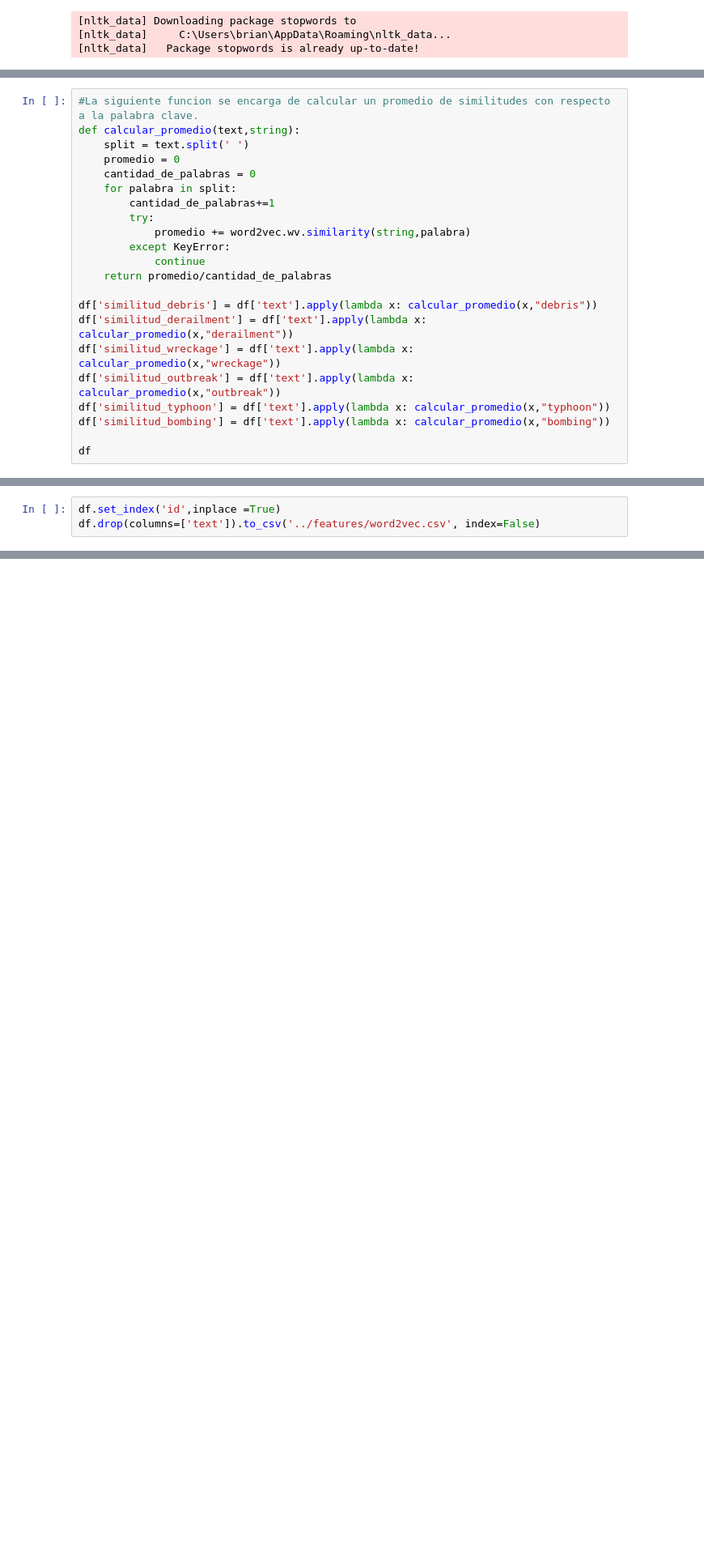
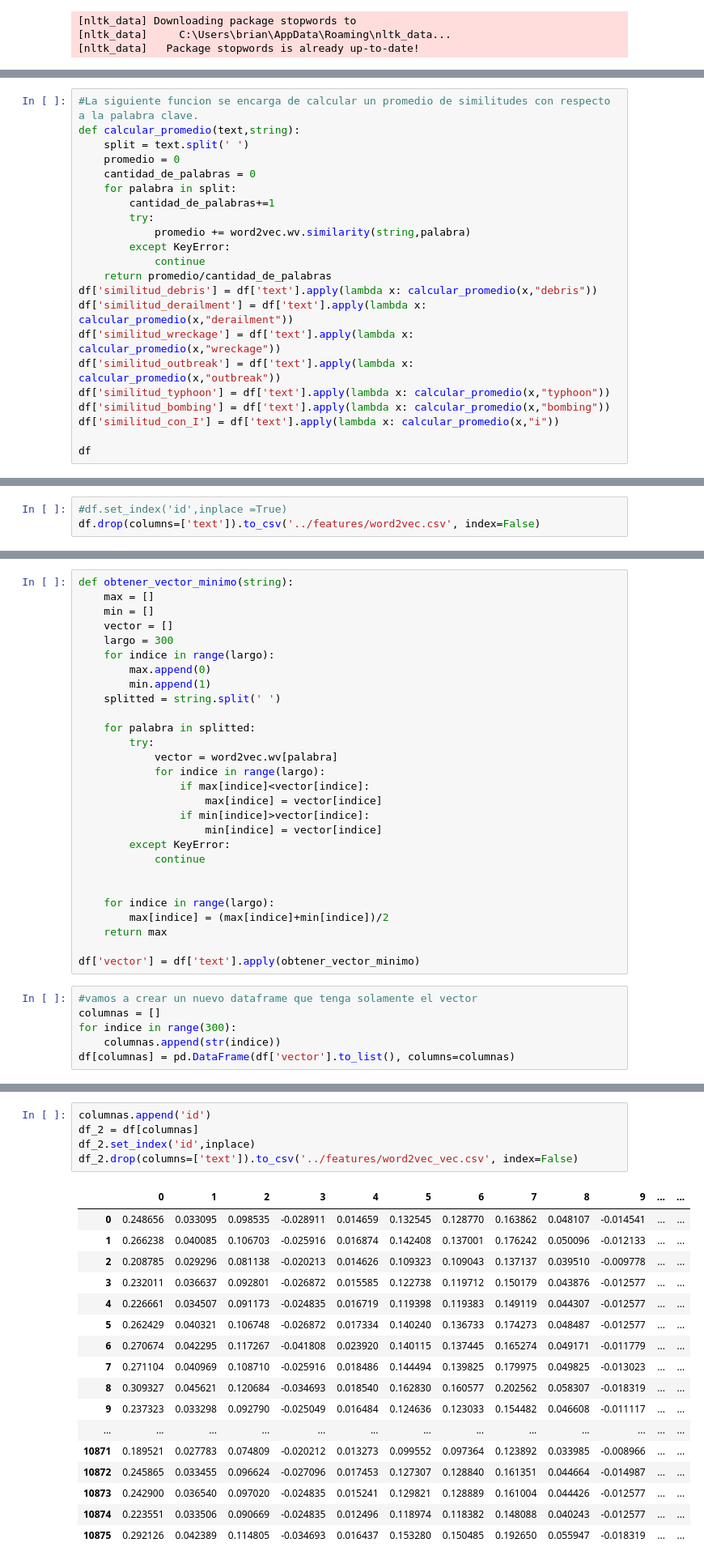
Before and after one commit to fsicardir/datos-tp2, a Jupyter notebook: notebooks_features/word2vec.ipynb, the cells around one changed output, grey strips where cells are left out. Shown at 81% size. Drawn from its saved outputs; the diff is of its cells as text; blank space fills up the shorter version.

Commit message:
Generacion del csv word2vec_vec

```diff
--- a/notebooks_features/word2vec.ipynb
+++ b/notebooks_features/word2vec.ipynb
@@ -70,13 +70,13 @@ def calcular_promedio(text,string):
         except KeyError:
             continue
     return promedio/cantidad_de_palabras
-
 df['similitud_debris'] = df['text'].apply(lambda x: calcular_promedio(x,"debris"))
 df['similitud_derailment'] = df['text'].apply(lambda x: calcular_promedio(x,"derailment"))
 df['similitud_wreckage'] = df['text'].apply(lambda x: calcular_promedio(x,"wreckage"))
 df['similitud_outbreak'] = df['text'].apply(lambda x: calcular_promedio(x,"outbreak"))
 df['similitud_typhoon'] = df['text'].apply(lambda x: calcular_promedio(x,"typhoon"))
 df['similitud_bombing'] = df['text'].apply(lambda x: calcular_promedio(x,"bombing"))
+df['similitud_con_I'] = df['text'].apply(lambda x: calcular_promedio(x,"i"))
 
 df
 # %% [output]
@@ -101,3 +120,3 @@ df
 # %%
-df.set_index('id',inplace =True)
+#df.set_index('id',inplace =True)
 df.drop(columns=['text']).to_csv('../features/word2vec.csv', index=False)
@@ -103,0 +125,34 @@ df.drop(columns=['text']).to_csv('../features/word2vec.csv', index=False)
+# %%
+def obtener_vector_minimo(string):
+    max = []
+    min = []
+    vector = []
+    largo = 300
+    for indice in range(largo):
+        max.append(0)
+        min.append(1)
+    splitted = string.split(' ')
+
+    for palabra in splitted:
+        try:
+            vector = word2vec.wv[palabra]
+            for indice in range(largo):
+                if max[indice]<vector[indice]:
+                    max[indice] = vector[indice]
+                if min[indice]>vector[indice]:
+                    min[indice] = vector[indice]
+        except KeyError:
+            continue
+
+
+    for indice in range(largo):
+        max[indice] = (max[indice]+min[indice])/2
+    return max
+
+df['vector'] = df['text'].apply(obtener_vector_minimo)
+# %%
+#vamos a crear un nuevo dataframe que tenga solamente el vector
+columnas = []
+for indice in range(300):
+    columnas.append(str(indice))
+df[columnas] = pd.DataFrame(df['vector'].to_list(), columns=columnas)
@@ -103,0 +178,23 @@ df.drop(columns=['text']).to_csv('../features/word2vec.csv', index=False)
+# %%
+columnas.append('id')
+df_2 = df[columnas]
+df_2.set_index('id',inplace)
+df_2.drop(columns=['text']).to_csv('../features/word2vec_vec.csv', index=False)
+# %% [output]
+|  | 0 | 1 | 2 | 3 | 4 | 5 | 6 | 7 | 8 | 9 | ... | ... |
+| 0 | 0.248656 | 0.033095 | 0.098535 | -0.028911 | 0.014659 | 0.132545 | 0.128770 | 0.163862 | 0.048107 | -0.014541 | ... | ... |
+| 1 | 0.266238 | 0.040085 | 0.106703 | -0.025916 | 0.016874 | 0.142408 | 0.137001 | 0.176242 | 0.050096 | -0.012133 | ... | ... |
+| 2 | 0.208785 | 0.029296 | 0.081138 | -0.020213 | 0.014626 | 0.109323 | 0.109043 | 0.137137 | 0.039510 | -0.009778 | ... | ... |
+| 3 | 0.232011 | 0.036637 | 0.092801 | -0.026872 | 0.015585 | 0.122738 | 0.119712 | 0.150179 | 0.043876 | -0.012577 | ... | ... |
+| 4 | 0.226661 | 0.034507 | 0.091173 | -0.024835 | 0.016719 | 0.119398 | 0.119383 | 0.149119 | 0.044307 | -0.012577 | ... | ... |
+| 5 | 0.262429 | 0.040321 | 0.106748 | -0.026872 | 0.017334 | 0.140240 | 0.136733 | 0.174273 | 0.048487 | -0.012577 | ... | ... |
+| 6 | 0.270674 | 0.042295 | 0.117267 | -0.041808 | 0.023920 | 0.140115 | 0.137445 | 0.165274 | 0.049171 | -0.011779 | ... | ... |
+| 7 | 0.271104 | 0.040969 | 0.108710 | -0.025916 | 0.018486 | 0.144494 | 0.139825 | 0.179975 | 0.049825 | -0.013023 | ... | ... |
+| 8 | 0.309327 | 0.045621 | 0.120684 | -0.034693 | 0.018540 | 0.162830 | 0.160577 | 0.202562 | 0.058307 | -0.018319 | ... | ... |
+| 9 | 0.237323 | 0.033298 | 0.092790 | -0.025049 | 0.016484 | 0.124636 | 0.123033 | 0.154482 | 0.046608 | -0.011117 | ... | ... |
+| ... | ... | ... | ... | ... | ... | ... | ... | ... | ... | ... | ... | ... |
+| 10871 | 0.189521 | 0.027783 | 0.074809 | -0.020212 | 0.013273 | 0.099552 | 0.097364 | 0.123892 | 0.033985 | -0.008966 | ... | ... |
+| 10872 | 0.245865 | 0.033455 | 0.096624 | -0.027096 | 0.017453 | 0.127307 | 0.128840 | 0.161351 | 0.044664 | -0.014987 | ... | ... |
+| 10873 | 0.242900 | 0.036540 | 0.097020 | -0.024835 | 0.015241 | 0.129821 | 0.128889 | 0.161004 | 0.044426 | -0.012577 | ... | ... |
+| 10874 | 0.223551 | 0.033506 | 0.090669 | -0.024835 | 0.012496 | 0.118974 | 0.118382 | 0.148088 | 0.040243 | -0.012577 | ... | ... |
+| 10875 | 0.292126 | 0.042389 | 0.114805 | -0.034693 | 0.016437 | 0.153280 | 0.150485 | 0.192650 | 0.055947 | -0.018319 | ... | ... |
```
Also changed, not shown: parts of 7 cells of this notebook, 5 other files.
